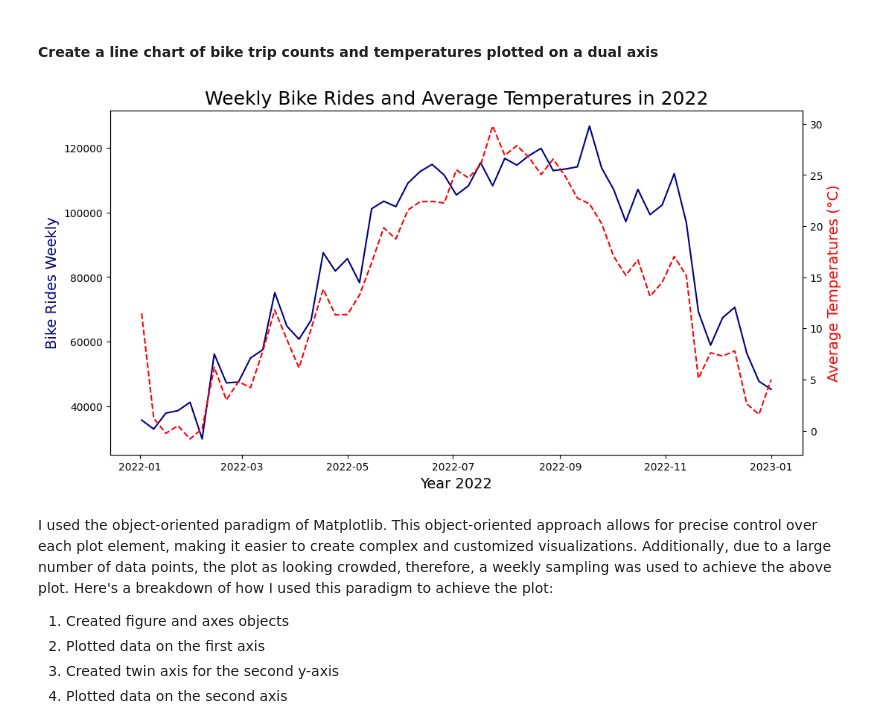
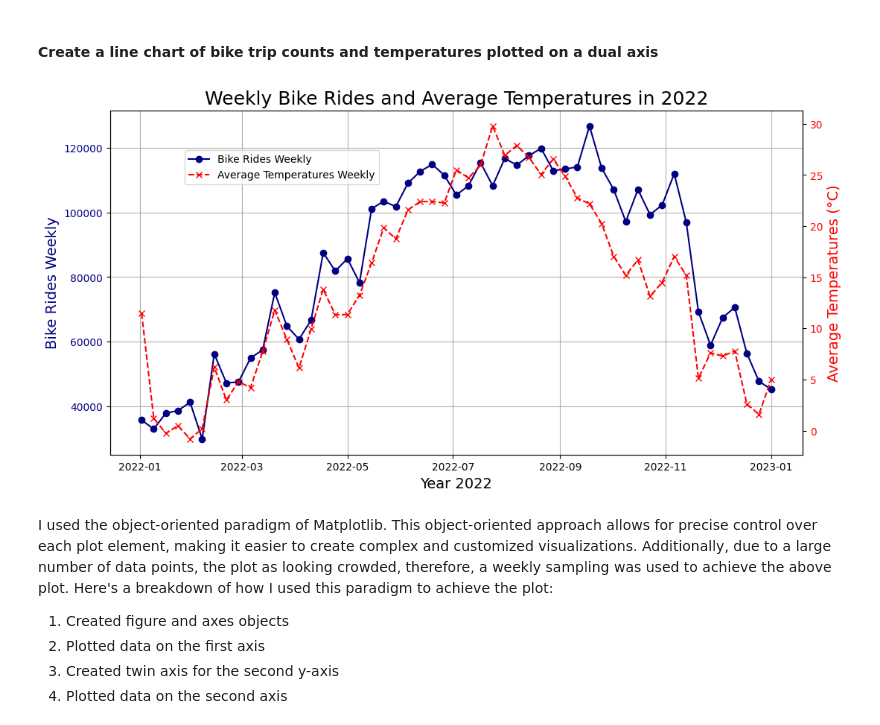
Before and after one commit to marzenawod342/Bike-Sharing, a Jupyter notebook: Task 2.3 Fundamentals of Visualization Libraries p1.ipynb, the cells around one changed output. Cells and saved outputs as stored; diff of their text form; code cells hidden in the pictures.

Commit message:
Fundamentals of Visualizations

```diff
--- a/Task 2.3 Fundamentals of Visualization Libraries p1.ipynb
+++ b/Task 2.3 Fundamentals of Visualization Libraries p1.ipynb
@@ -183,28 +183,32 @@ df_temp.head()
 # %%
 # Resample the data to weekly frequency and calculate the mean
 df_weekly = df_temp.resample('W').mean()
 
 # Create figure and axis objects with subplots() and details
 fig, ax1 = plt.subplots(figsize=(12, 6))
 
 # Plot the weekly bike rides on the first axis
-ax1.plot(df_weekly['bike_rides_daily'], color='navy', linestyle='-', label='Bike Rides Weekly')
+ax1.plot(df_weekly['bike_rides_daily'], color='navy', linestyle='-', marker='o', label='Bike Rides Weekly')
 ax1.set_xlabel("Year 2022", fontsize=14)
 ax1.set_ylabel("Bike Rides Weekly", color='navy', fontsize=14)
+ax1.tick_params(axis='y', labelcolor='navy')
+ax1.grid(True)
 
 # Initialize a twin object for two different y-axis on the sample plot
 ax2 = ax1.twinx()
 
 # Plot the weekly temperatures on the second axis
-ax2.plot(df_weekly['avgTemp'], color='red', linestyle='--', label='Average Temperatures Weekly')
+ax2.plot(df_weekly['avgTemp'], color='red', linestyle='--', marker='x', label='Average Temperatures Weekly')
 ax2.set_ylabel("Average Temperatures (°C)", color='red', fontsize=14)
+ax2.tick_params(axis='y', labelcolor='red')
 
-# Add title
+# Add title and legend
 plt.title('Weekly Bike Rides and Average Temperatures in 2022', fontsize=18)
+fig.legend(loc='upper left', bbox_to_anchor=(0.1, 0.9), bbox_transform=ax1.transAxes)
 
 plt.show()
 # %% [output]
-[figure, old version]
+[figure, new version]
 # %% [markdown]
 I used the object-oriented paradigm of Matplotlib. This object-oriented approach allows for precise control over each plot element, making it easier to create complex and customized visualizations. Additionally, due to a large number of data points, the plot as looking crowded, therefore, a weekly sampling was used to achieve the above plot. Here's a breakdown of how I used this paradigm to achieve the plot:
 
```
Also changed, not shown: parts of 7 cells of this notebook, 2 other files.
